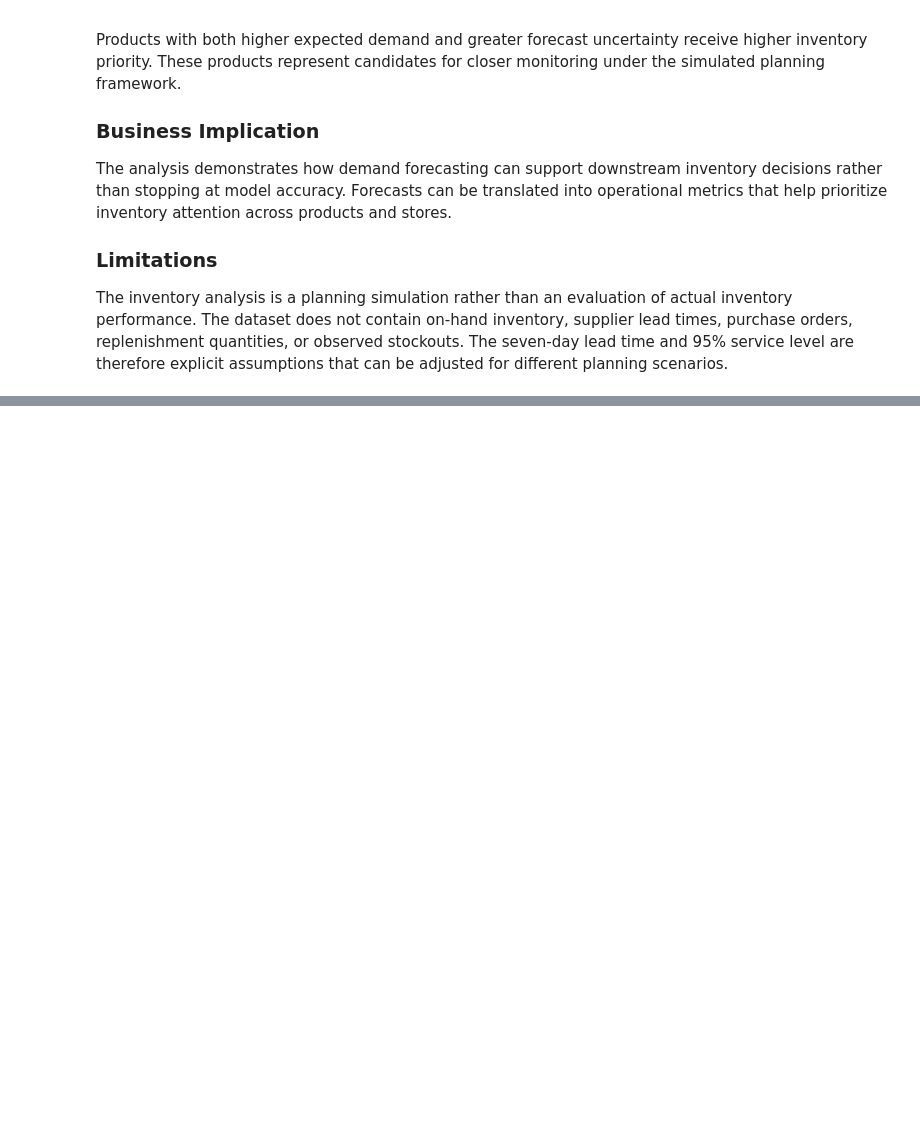
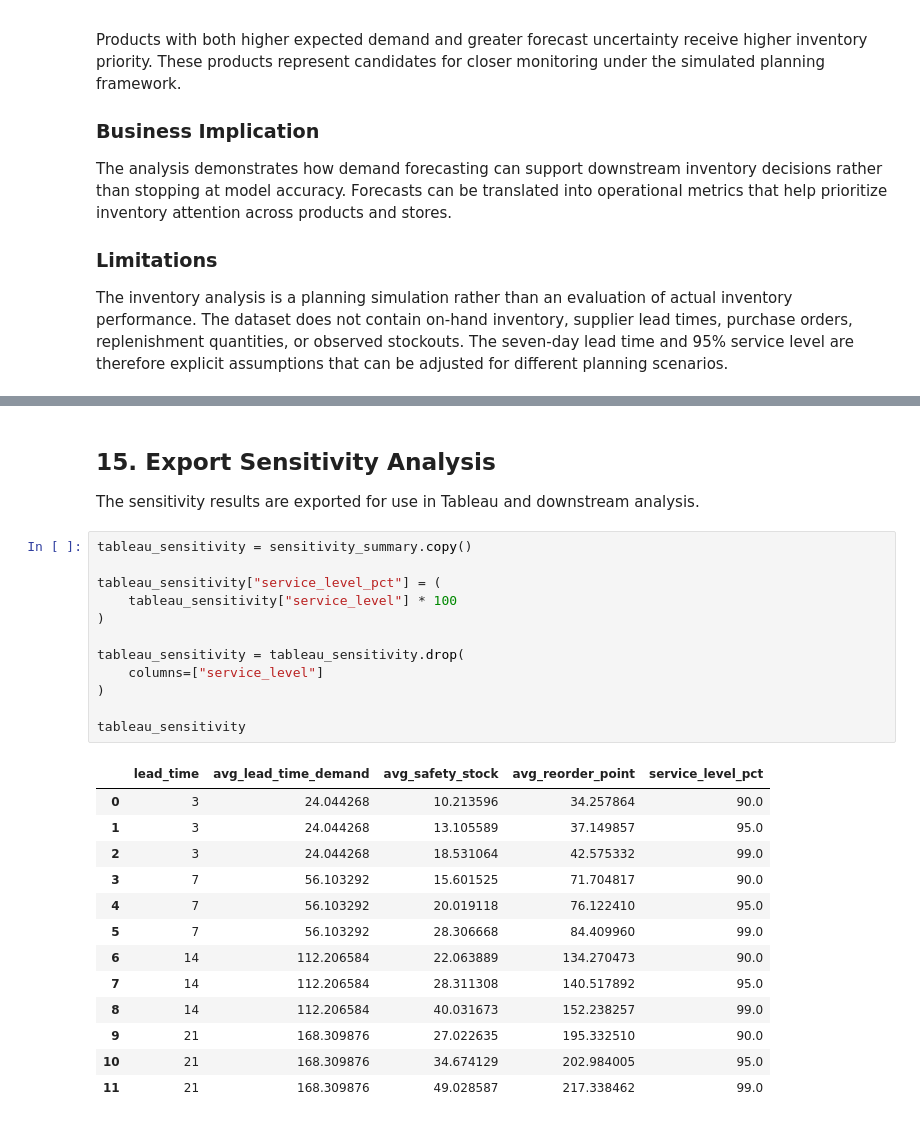
Before and after one commit to nihal-uddin-nu/Retail-Demand-Forecasting-and-Inventory-Analytics, a Jupyter notebook: notebooks/03_Inventory_Analytics.ipynb, the cells around one changed output, grey strips where cells are left out. Cells and saved outputs as stored; diff of their text form; blank space fills up the shorter version.

```diff
--- a/notebooks/03_Inventory_Analytics.ipynb
+++ b/notebooks/03_Inventory_Analytics.ipynb
@@ -616,0 +799,30 @@ The inventory analysis is a planning simulation rather than an evaluation of act
+# %% [markdown]
+## 15. Export Sensitivity Analysis
+
+The sensitivity results are exported for use in Tableau and downstream analysis.
+# %%
+tableau_sensitivity = sensitivity_summary.copy()
+
+tableau_sensitivity["service_level_pct"] = (
+    tableau_sensitivity["service_level"] * 100
+)
+
+tableau_sensitivity = tableau_sensitivity.drop(
+    columns=["service_level"]
+)
+
+tableau_sensitivity
+# %% [output]
+|  | lead_time | avg_lead_time_demand | avg_safety_stock | avg_reorder_point | service_level_pct |
+| 0 | 3 | 24.044268 | 10.213596 | 34.257864 | 90.0 |
+| 1 | 3 | 24.044268 | 13.105589 | 37.149857 | 95.0 |
+| 2 | 3 | 24.044268 | 18.531064 | 42.575332 | 99.0 |
+| 3 | 7 | 56.103292 | 15.601525 | 71.704817 | 90.0 |
+| 4 | 7 | 56.103292 | 20.019118 | 76.122410 | 95.0 |
+| 5 | 7 | 56.103292 | 28.306668 | 84.409960 | 99.0 |
+| 6 | 14 | 112.206584 | 22.063889 | 134.270473 | 90.0 |
+| 7 | 14 | 112.206584 | 28.311308 | 140.517892 | 95.0 |
+| 8 | 14 | 112.206584 | 40.031673 | 152.238257 | 99.0 |
+| 9 | 21 | 168.309876 | 27.022635 | 195.332510 | 90.0 |
+| 10 | 21 | 168.309876 | 34.674129 | 202.984005 | 95.0 |
+| 11 | 21 | 168.309876 | 49.028587 | 217.338462 | 99.0 |
```
Also changed, not shown: parts of 12 cells of this notebook, 3 other files.
